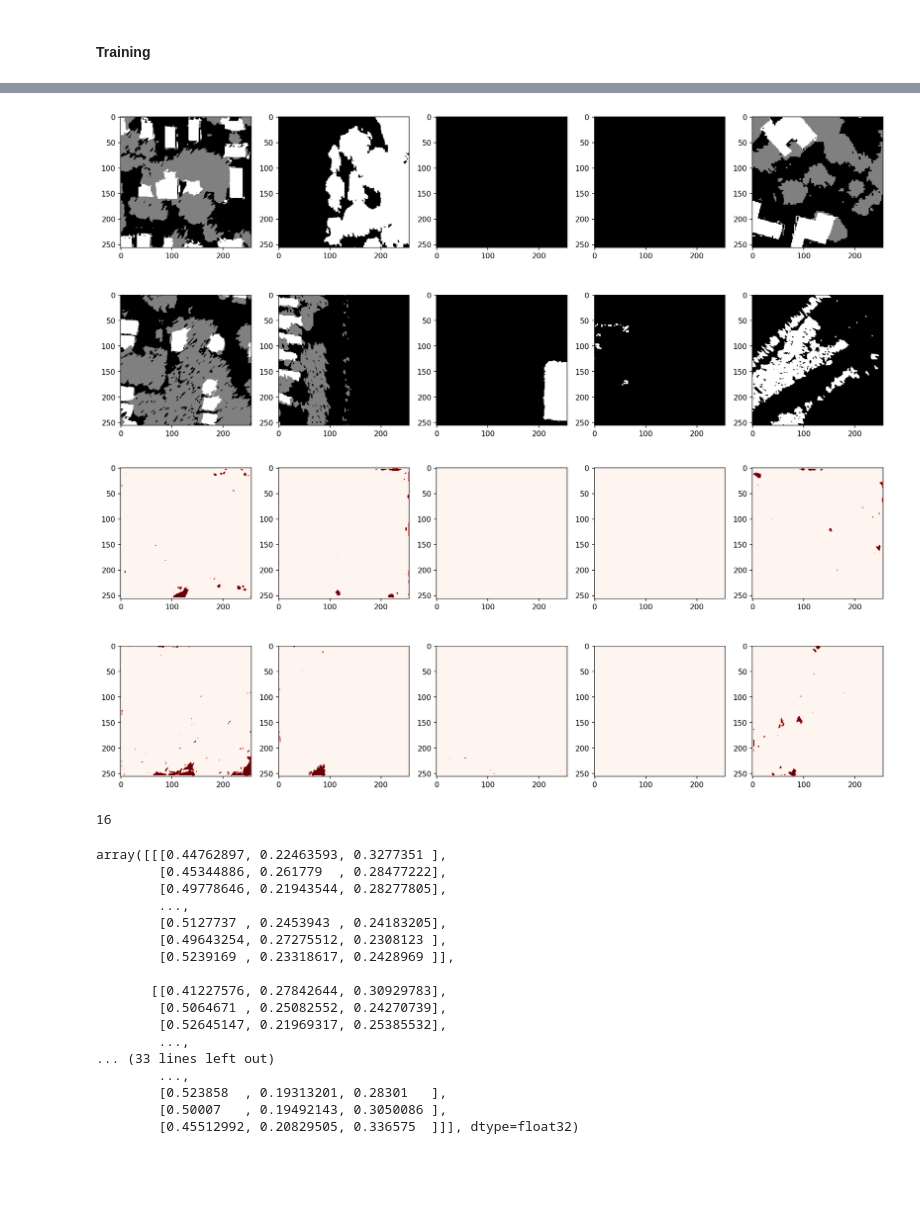
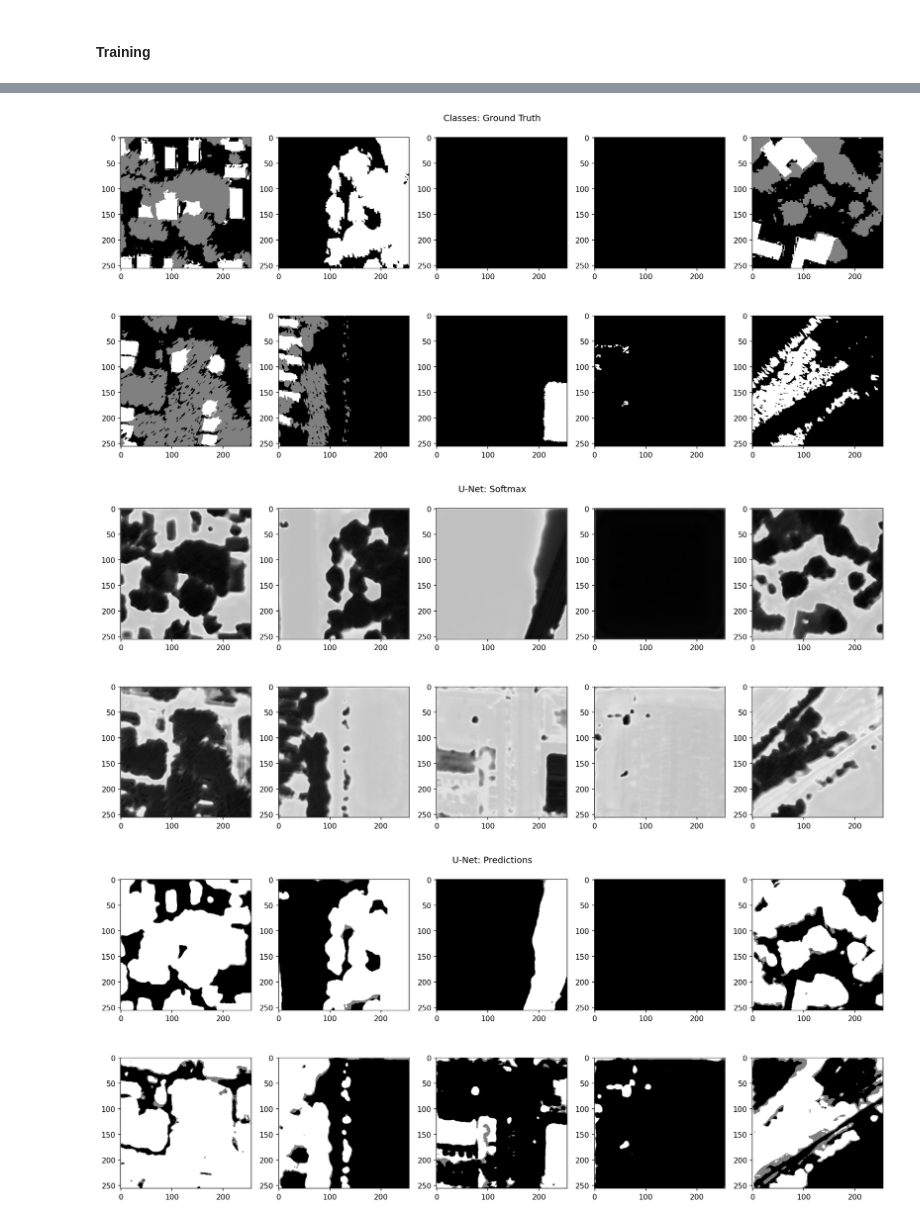
Before and after one commit to YuvrajSinghAutomotive/remoteSensingObjectDetection, a Jupyter notebook: UNetNotebookImplement.ipynb, the cells around one changed output, grey strips where cells are left out. Saved outputs shown, nothing was run; the diff lists cells and outputs as text; code cells hidden in the pictures; blank space fills up the shorter version.

```diff
--- a/UNetNotebookImplement.ipynb
+++ b/UNetNotebookImplement.ipynb
@@ -112,4 +97,4 @@ Index(['coastal', 'blue', 'green', 'yellow', 'red', 'red edge', 'near IR1',
       dtype='object')
 # %%
-XValid,YValid,cols = preProcessImgs(imgFolder='test2_assignment_2_sim',annotationFolder='validImgCLS')
+XValid,YValid,cols = preProcessImgs2(imgFolder='test2_assignment_2_sim',annotationFolder='validImgCLS')
 # %% [output]
@@ -370,50 +321,59 @@ Epoch 00015: saving model to modelUnet.h5
 model = tf.keras.models.load_model('modelUnet.h5')
 predictionsSoftmax = model.predict(XValid)
 predictions = np.argmax(predictionsSoftmax, axis=-1)
+# %%
+def predictionUNet(predictionsSoftmaxImg):
+    predictionImg = np.zeros((predictionsSoftmaxImg[:,:,0].shape) , dtype=np.uint8)
+    for i in range(0,256):
+        for j in range(0,256):
+            if predictionsSoftmaxImg[i,j,0]>0.95:
+                predictionImg[i,j] = 0
+            else:
+                predictionImg[i,j] = 1 + np.argmax(predictionsSoftmaxImg[i,j,1:])
+    return predictionImg
+
+predictions = np.zeros((predictionsSoftmax.shape[0:-1]),dtype=np.uint8)
+for imgIdx in range(len(predictionsSoftmax)):
+    predictions[imgIdx] = predictionUNet(predictionsSoftmax[imgIdx])
 # %%
+def rgb2gray(rgb):
+    r, g, b = rgb[:,:,0], rgb[:,:,1], rgb[:,:,2]
+    gray = 0.2989 * r + 0.5870 * g + 0.1140 * b
+    return gray
+
 fig,ax = plt.subplots(nrows=2,ncols=np.ceil(len(YValid)/32).astype(int),figsize=(15,7),dpi=150)
 ax = ax.reshape(-1)
 i=0
 for imgIdx in range(3,len(YValid),16):
     ax[i].imshow(YValid[imgIdx],cmap='gray')
     # plt.colorbar()
     i=i+1
 fig.tight_layout()
+fig.suptitle('Classes: Ground Truth')
 plt.show()
 
 fig,ax = plt.subplots(nrows=2,ncols=np.ceil(len(YValid)/32).astype(int),figsize=(15,7),dpi=150)
 ax = ax.reshape(-1)
 i=0
 for imgIdx in range(3,len(YValid),16):
-    ax[i].imshow(predictions[imgIdx],cmap='Reds')
+    ax[i].imshow(rgb2gray(predictionsSoftmax[imgIdx]),cmap='gray')
     # plt.colorbar()
     i=i+1
 fig.tight_layout()
+fig.suptitle('U-Net: Softmax')
 plt.show()
+
+fig,ax = plt.subplots(nrows=2,ncols=np.ceil(len(YValid)/32).astype(int),figsize=(15,7),dpi=150)
+ax = ax.reshape(-1)
+i=0
+for imgIdx in range(3,len(YValid),16):
+    ax[i].imshow(predictions[imgIdx],cmap='gray')
+    # plt.colorbar()
+    i=i+1
+fig.tight_layout()
+fig.suptitle('U-Net: Predictions')
+plt.show()
 # %% [output]
-[figure, old version]
+[figure, new version]
-[figure, old version]
+[figure, new version]
+[figure, added]
-# %%
-len(ax)
-# %% [output]
-16
-# %%
-predictionsSoftmax[0]
-# %% [output]
-array([[[0.44762897, 0.22463593, 0.3277351 ],
-        [0.45344886, 0.261779  , 0.28477222],
-        [0.49778646, 0.21943544, 0.28277805],
-        ...,
-        [0.5127737 , 0.2453943 , 0.24183205],
-        [0.49643254, 0.27275512, 0.2308123 ],
-        [0.5239169 , 0.23318617, 0.2428969 ]],
-
-       [[0.41227576, 0.27842644, 0.30929783],
-        [0.5064671 , 0.25082552, 0.24270739],
-        [0.52645147, 0.21969317, 0.25385532],
-        ...,
-... (33 lines left out)
-        ...,
-        [0.523858  , 0.19313201, 0.28301   ],
-        [0.50007   , 0.19492143, 0.3050086 ],
-        [0.45512992, 0.20829505, 0.336575  ]]], dtype=float32)
```
Also changed, not shown: parts of 10 cells of this notebook, 3 other files.
